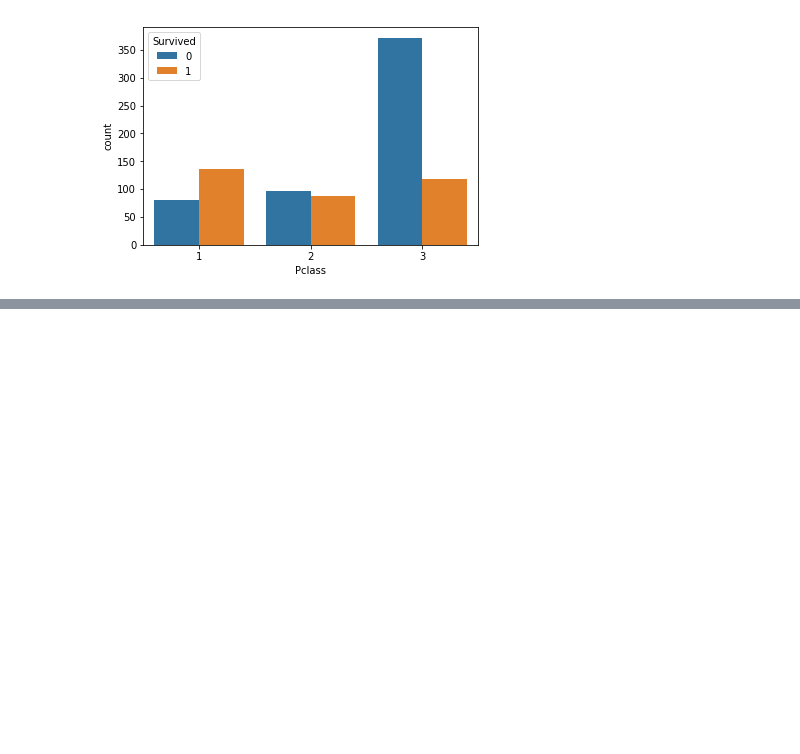
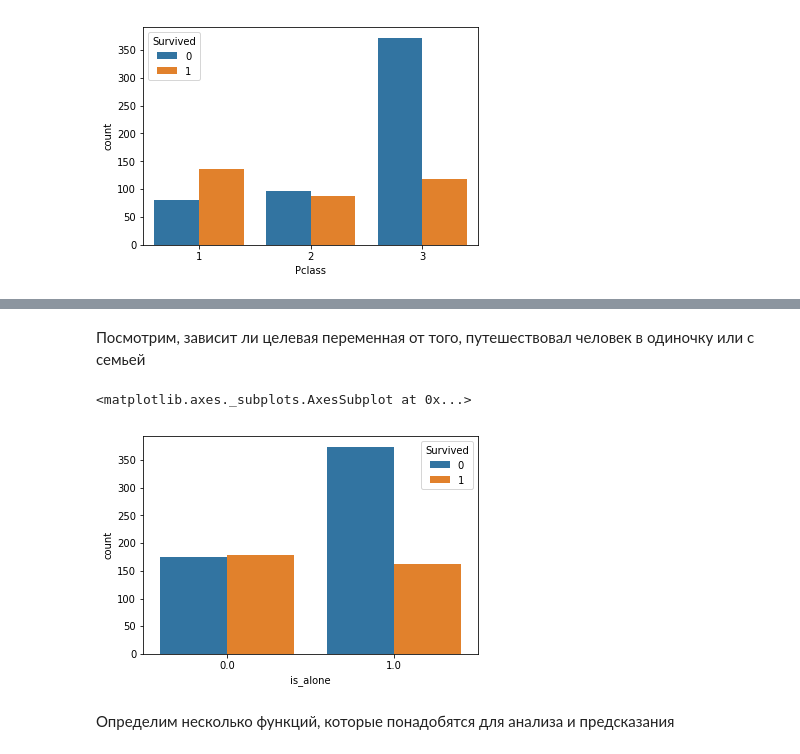
Before and after one commit to ezhdi/portfolio, a Jupyter notebook: notebooks/KaggleTitanic.ipynb, the cells around one changed output, grey strips where cells are left out. Cells and saved outputs as stored; diff of their text form; code cells hidden in the pictures; blank space fills up the shorter version.

```diff
--- a/notebooks/KaggleTitanic.ipynb
+++ b/notebooks/KaggleTitanic.ipynb
@@ -69,0 +78,11 @@ sns.countplot(x="Young", hue="Survived", data=train)
+# %% [markdown]
+Посмотрим, зависит ли целевая переменная от того, путешествовал человек в одиночку или с семьей
+# %%
+train["Total_rel"] = train[["SibSp","Parch"]].sum(axis=1)
+train.loc[train["Total_rel"]==0, "is_alone"] = 1
+train["is_alone"].fillna(0,inplace=True)
+
+sns.countplot(x="is_alone", hue="Survived", data=train)
+# %% [output]
+<matplotlib.axes._subplots.AxesSubplot at 0x...>
+[figure, added]
@@ -69,0 +93,2 @@ sns.countplot(x="Young", hue="Survived", data=train)
+# %% [markdown]
+Определим несколько функций, которые понадобятся для анализа и предсказания
```
Also changed, not shown: parts of 24 cells of this notebook.
